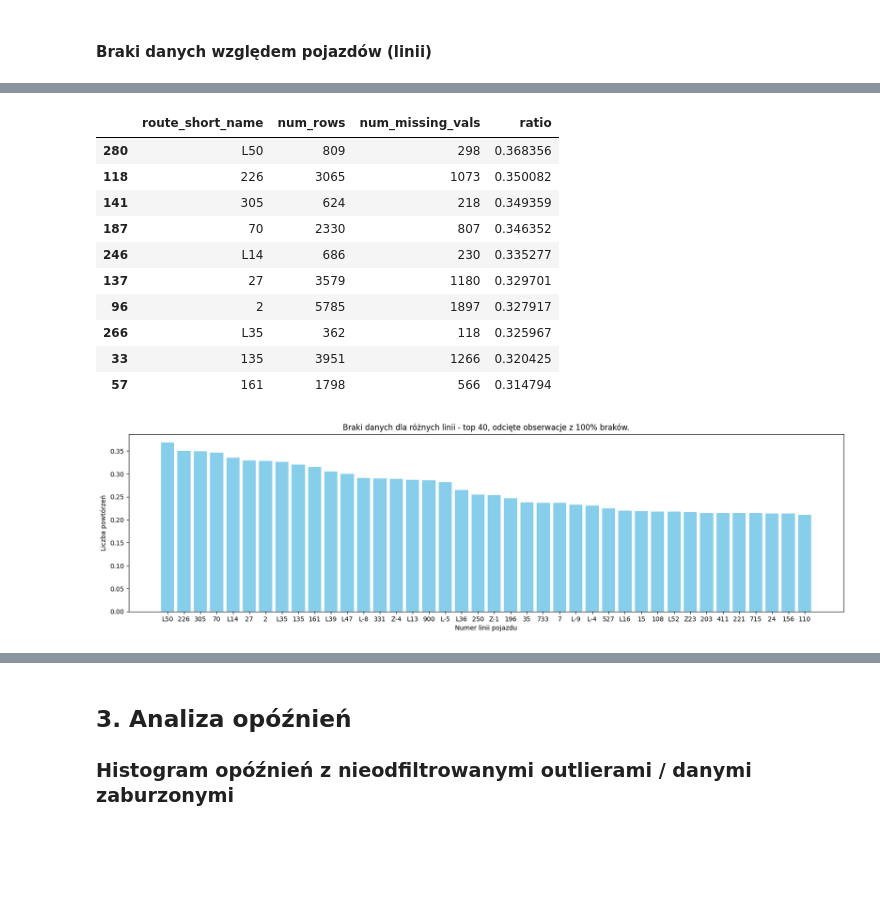
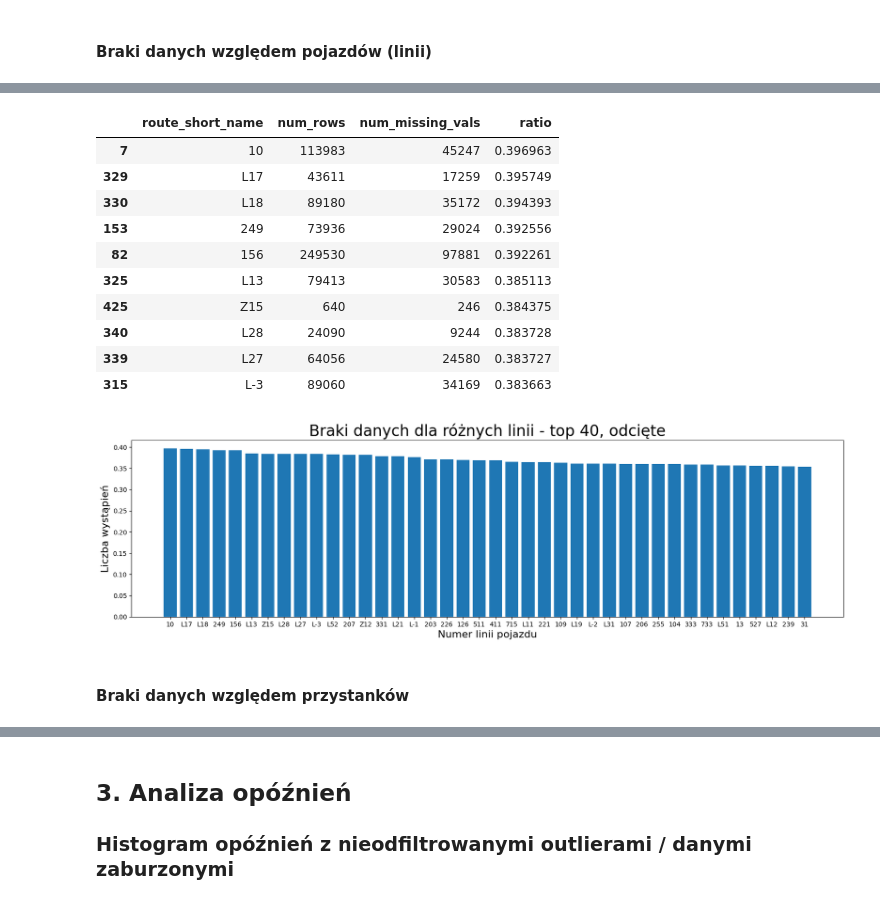
Before and after one commit to hoanganhlinh/praca-inzynierska, a Jupyter notebook: EDA.ipynb, the cells around one changed output, grey strips where cells are left out. Cells and saved outputs as stored; diff of their text form; code cells hidden in the pictures; blank space fills up the shorter version.

```diff
--- a/EDA.ipynb
+++ b/EDA.ipynb
@@ -688,0 +724,2 @@ tmp
+# %%
+tmp['route_short_name'] = tmp['route_short_name'].astype("string")
@@ -752,22 +779,24 @@ tmp3 = tmp3.head(40)
 tmp3.head(10)
 # %% [output]
 |  | route_short_name | num_rows | num_missing_vals | ratio |
-| 280 | L50 | 809 | 298 | 0.368356 |
-| 118 | 226 | 3065 | 1073 | 0.350082 |
-| 141 | 305 | 624 | 218 | 0.349359 |
-| 187 | 70 | 2330 | 807 | 0.346352 |
-| 246 | L14 | 686 | 230 | 0.335277 |
-| 137 | 27 | 3579 | 1180 | 0.329701 |
-| 96 | 2 | 5785 | 1897 | 0.327917 |
-| 266 | L35 | 362 | 118 | 0.325967 |
-| 33 | 135 | 3951 | 1266 | 0.320425 |
-| 57 | 161 | 1798 | 566 | 0.314794 |
+| 7 | 10 | 113983 | 45247 | 0.396963 |
+| 329 | L17 | 43611 | 17259 | 0.395749 |
+| 330 | L18 | 89180 | 35172 | 0.394393 |
+| 153 | 249 | 73936 | 29024 | 0.392556 |
+| 82 | 156 | 249530 | 97881 | 0.392261 |
+| 325 | L13 | 79413 | 30583 | 0.385113 |
+| 425 | Z15 | 640 | 246 | 0.384375 |
+| 340 | L28 | 24090 | 9244 | 0.383728 |
+| 339 | L27 | 64056 | 24580 | 0.383727 |
+| 315 | L-3 | 89060 | 34169 | 0.383663 |
 # %%
 plt.figure(figsize=(20, 5))
-plt.bar(tmp3['route_short_name'], tmp3['ratio'], color='skyblue')
-plt.title('Braki danych dla różnych linii - top 40, odcięte obserwacje z 100% braków.')
-plt.xlabel('Numer linii pojazdu')
-plt.ylabel('Liczba powtórzeń')
+plt.bar(tmp3['route_short_name'], tmp3['ratio'])
+plt.title('Braki danych dla różnych linii - top 40, odcięte', fontsize = 24)
+plt.xlabel('Numer linii pojazdu', fontsize = 16)
+plt.ylabel('Liczba wystąpień', fontsize = 16)
 plt.show()
 # %% [output]
-[figure, old version]
+[figure, new version]
+# %% [markdown]
+#### Braki danych względem przystanków
```
Also changed, not shown: parts of 28 cells of this notebook.
